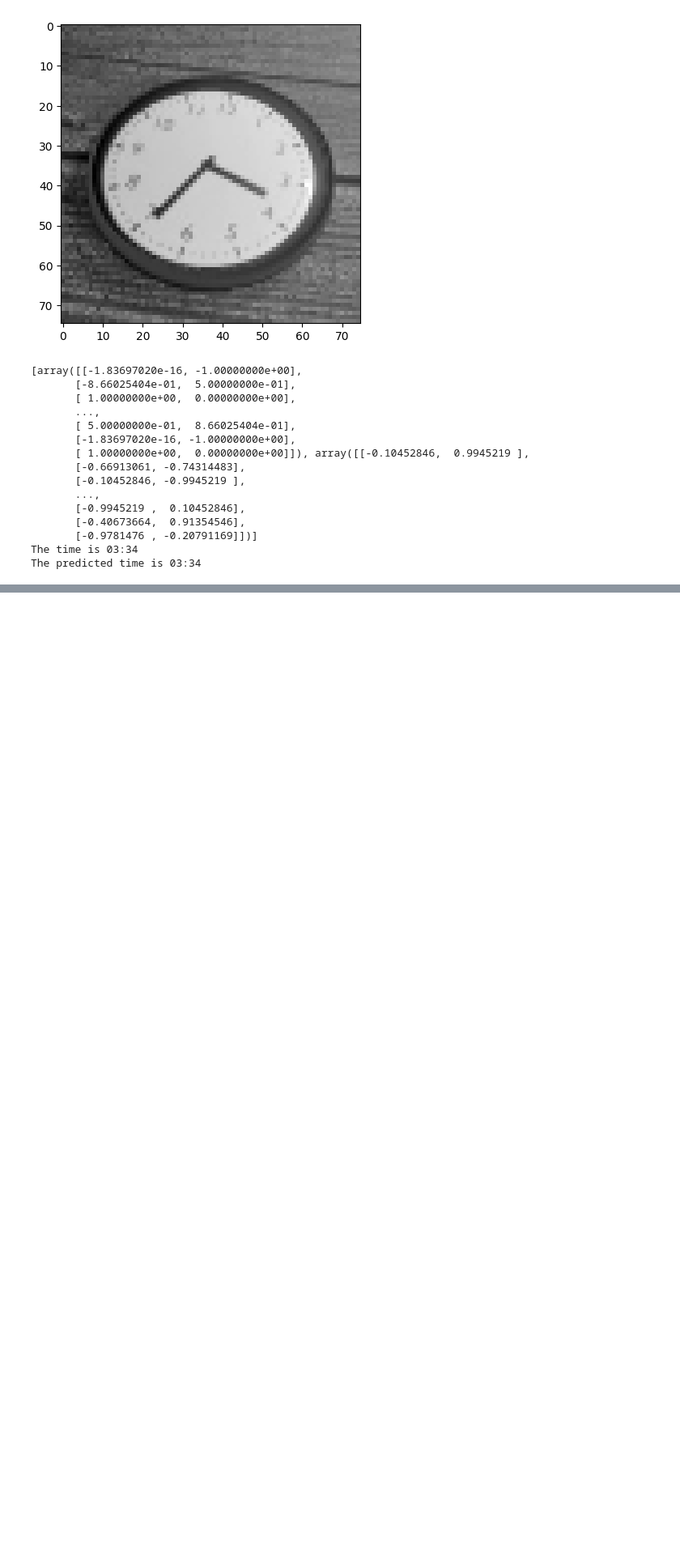
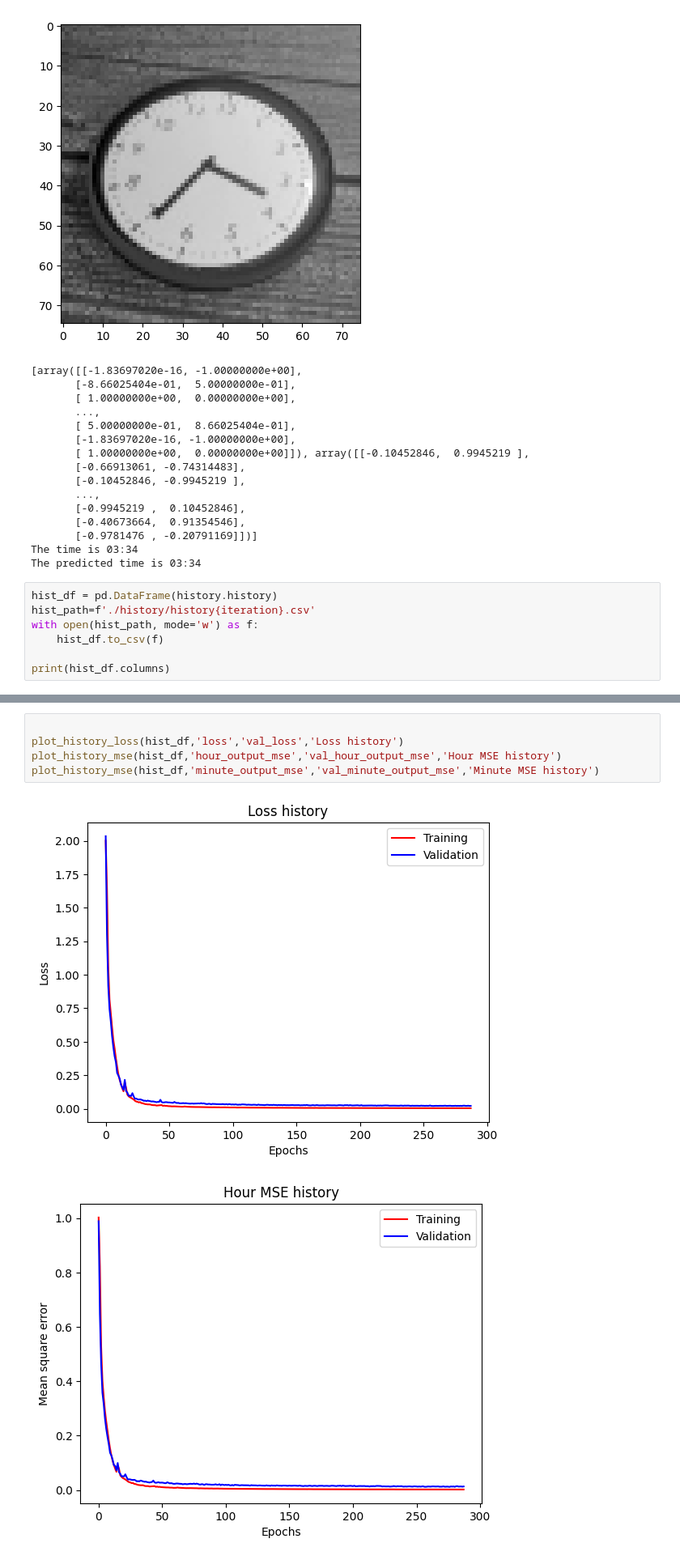
Before and after one commit to watchthedoge/IDL_22, a Jupyter notebook: Assignment_1/Part_2/part_iv.ipynb, the cells around one changed output, grey strips where cells are left out. Shown: that part at 81% size. Drawn from its saved outputs; the diff is of its cells as text; blank space fills up the shorter version.

```diff
--- a/Assignment_1/Part_2/part_iv.ipynb
+++ b/Assignment_1/Part_2/part_iv.ipynb
@@ -355,3 +355,10 @@ check_random_sample(test_x,test_y,predictions)
        [-0.9781476 , -0.20791169]])]
 The time is 03:34
 The predicted time is 03:34
+# %%
+hist_df = pd.DataFrame(history.history)
+hist_path=f'./history/history{iteration}.csv'
+with open(hist_path, mode='w') as f:
+    hist_df.to_csv(f)
+
+print(hist_df.columns)
@@ -357,0 +433,8 @@ The predicted time is 03:34
+# %%
+
+plot_history_loss(hist_df,'loss','val_loss','Loss history')
+plot_history_mse(hist_df,'hour_output_mse','val_hour_output_mse','Hour MSE history')
+plot_history_mse(hist_df,'minute_output_mse','val_minute_output_mse','Minute MSE history')
+# %% [output]
+[figure, added]
+[figure, added]
```
Also changed, not shown: parts of 5 cells of this notebook, 5 other files.
